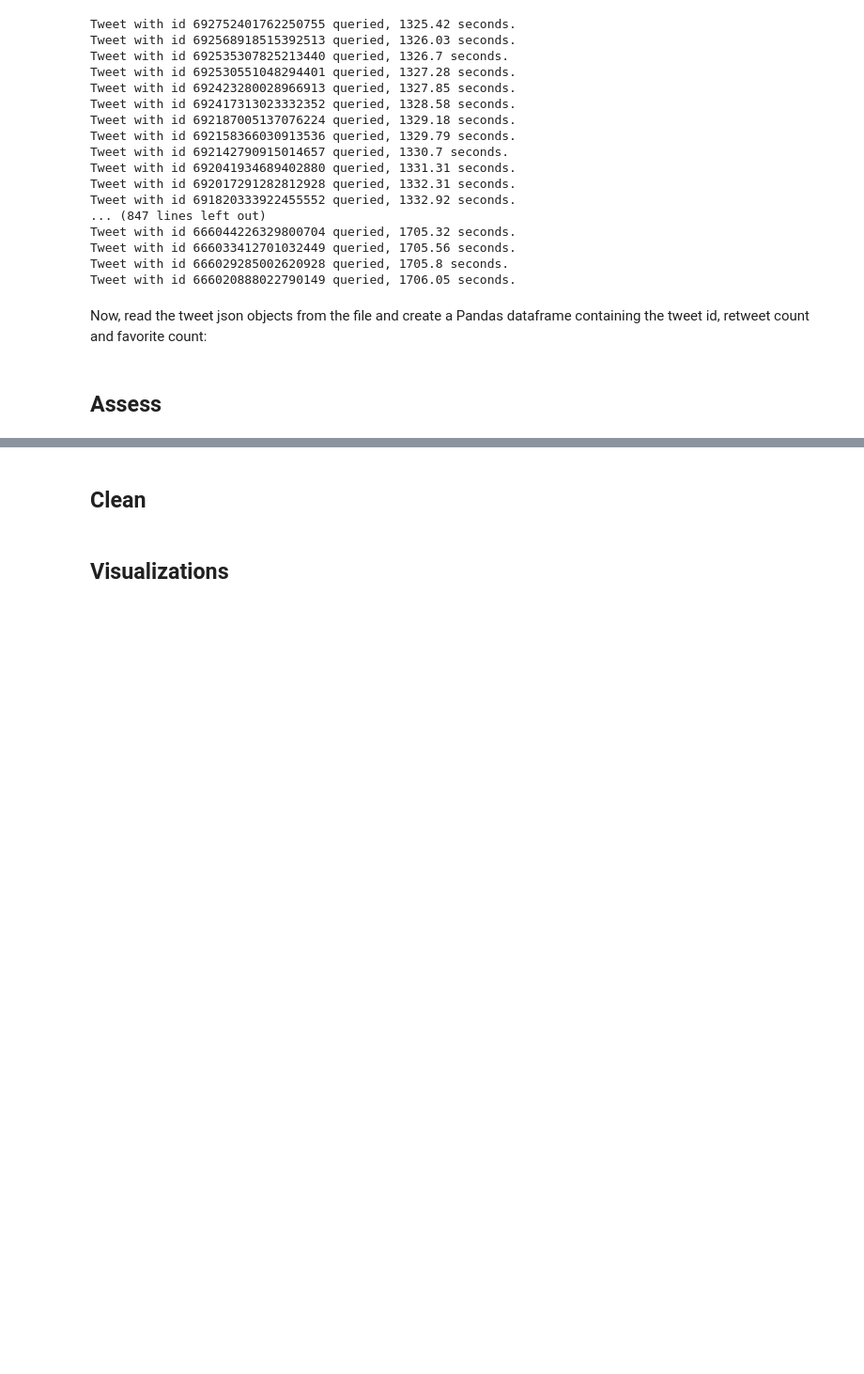
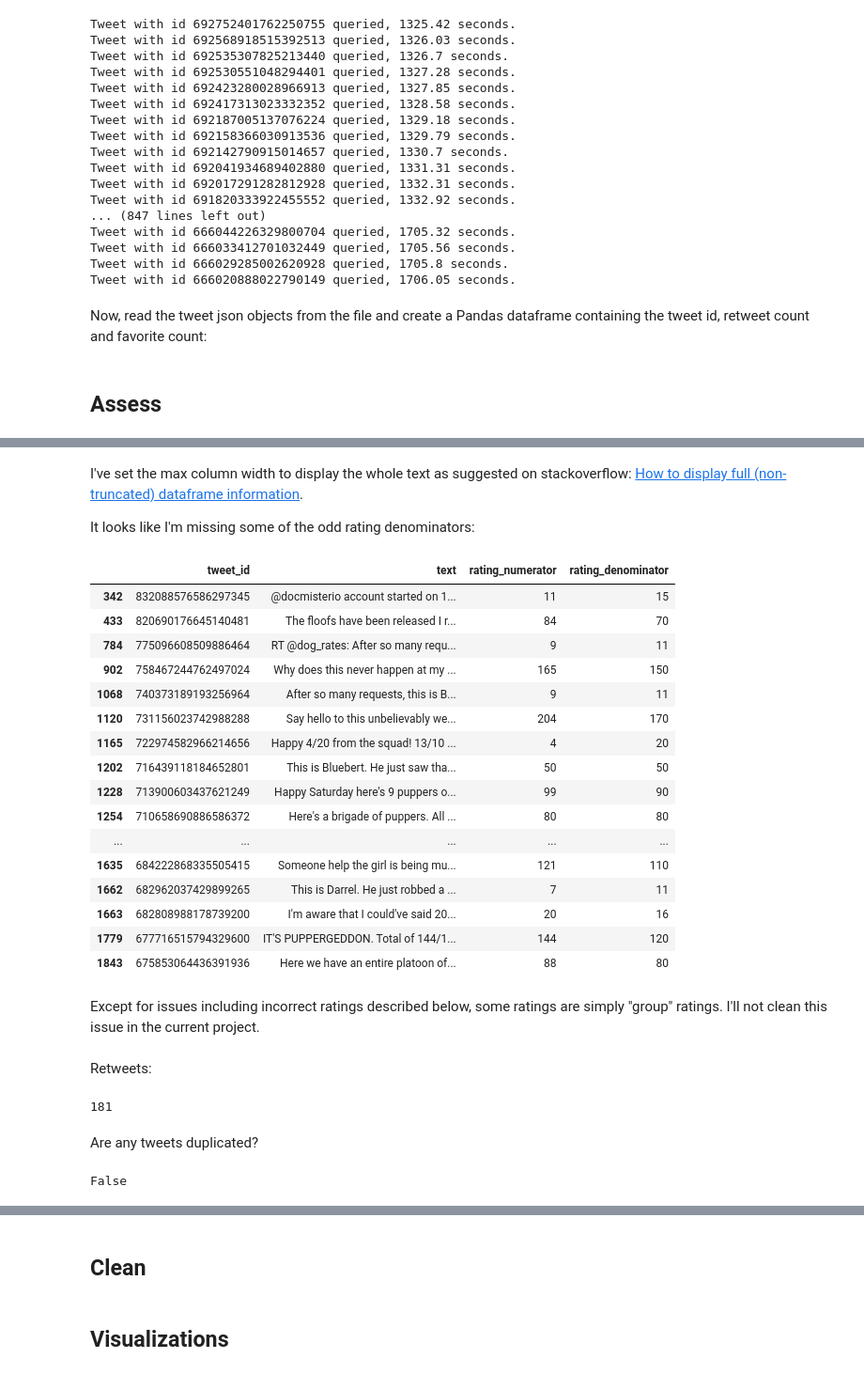
Before and after one commit to mcambalova/wrangle-data-project, a Jupyter notebook: wrangle_act.ipynb, the cells around one changed output, grey strips where cells are left out. Shown at 94% size. Drawn from its saved outputs; the diff is of its cells as text; code cells hidden in the pictures; blank space fills up the shorter version.

```diff
--- a/wrangle_act.ipynb
+++ b/wrangle_act.ipynb
@@ -178,0 +366,40 @@ tw_add = pd.DataFrame(tweets_data)[columns]
+# %% [markdown]
+I've set the max column width to display the whole text as suggested on stackoverflow: [How to display full (non-truncated) dataframe information](https://stackoverflow.com/questions/25351968/how-to-display-full-non-truncated-dataframe-information-in-html-when-convertin).
+
+It looks like I'm missing some of the odd rating denominators:
+# %%
+# Look at the tweets with rating denominator is greater than 10
+tw_archive[tw_archive['rating_denominator'] > 10][['tweet_id', 'text', 'rating_numerator', 'rating_denominator']]
+# %% [output]
+|  | tweet_id | text | rating_numerator | rating_denominator |
+| 342 | 832088576586297345 | @docmisterio account started on 1... | 11 | 15 |
+| 433 | 820690176645140481 | The floofs have been released I r... | 84 | 70 |
+| 784 | 775096608509886464 | RT @dog_rates: After so many requ... | 9 | 11 |
+| 902 | 758467244762497024 | Why does this never happen at my ... | 165 | 150 |
+| 1068 | 740373189193256964 | After so many requests, this is B... | 9 | 11 |
+| 1120 | 731156023742988288 | Say hello to this unbelievably we... | 204 | 170 |
+| 1165 | 722974582966214656 | Happy 4/20 from the squad! 13/10 ... | 4 | 20 |
+| 1202 | 716439118184652801 | This is Bluebert. He just saw tha... | 50 | 50 |
+| 1228 | 713900603437621249 | Happy Saturday here's 9 puppers o... | 99 | 90 |
+| 1254 | 710658690886586372 | Here's a brigade of puppers. All ... | 80 | 80 |
+| ... | ... | ... | ... | ... |
+| 1635 | 684222868335505415 | Someone help the girl is being mu... | 121 | 110 |
+| 1662 | 682962037429899265 | This is Darrel. He just robbed a ... | 7 | 11 |
+| 1663 | 682808988178739200 | I'm aware that I could've said 20... | 20 | 16 |
+| 1779 | 677716515794329600 | IT'S PUPPERGEDDON. Total of 144/1... | 144 | 120 |
+| 1843 | 675853064436391936 | Here we have an entire platoon of... | 88 | 80 |
+# %% [markdown]
+Except for issues including incorrect ratings described below, some ratings are simply "group" ratings. I'll not clean this issue in the current project.
+# %% [markdown]
+Retweets:
+# %%
+# The number of retweets
+len(tw_archive[tw_archive['text'].str.contains('RT @', na=False)])
+# %% [output]
+181
+# %% [markdown]
+Are any tweets duplicated?
+# %%
+tw_archive.duplicated(subset=['tweet_id']).any()
+# %% [output]
+False
```
Also changed, not shown: parts of 44 cells of this notebook.
